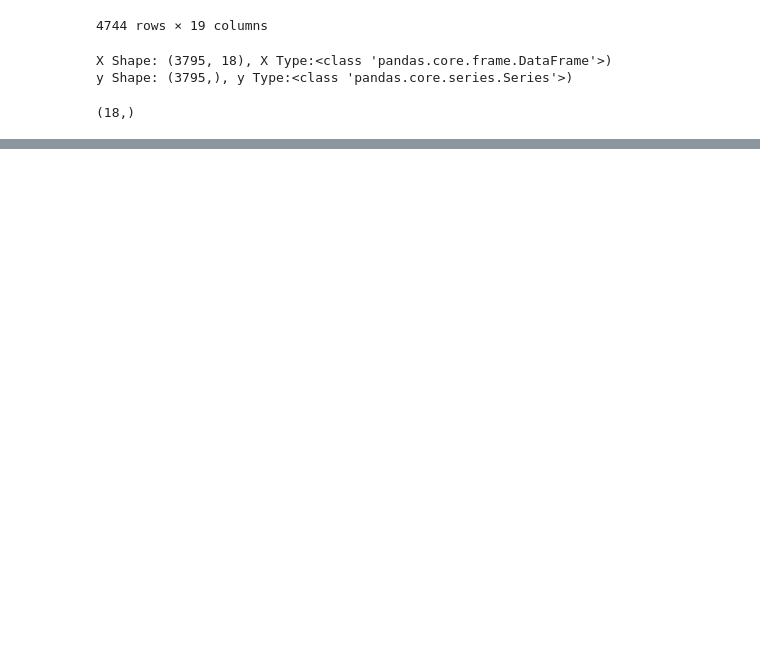
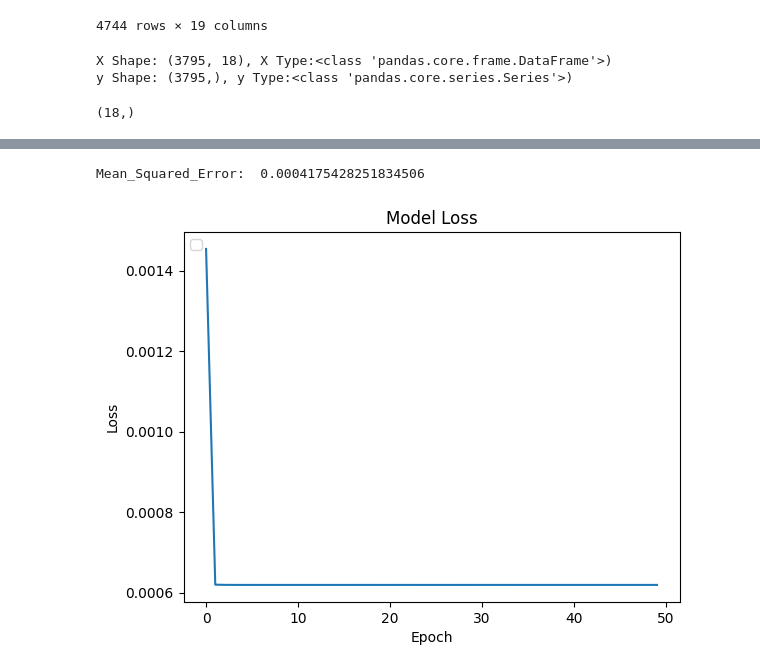
Before and after one commit to Abhishek-D7/House-Rent-Prediction-Projects, a Jupyter notebook: house-rent-prediction-implementing-from-scratch.ipynb, the cells around one changed output, grey strips where cells are left out. Saved outputs shown, nothing was run; the diff lists cells and outputs as text; code cells hidden in the pictures; blank space fills up the shorter version.

Commit message:
House Rent Prediction Implementing from Scratch  And TensorFlow | Version 5

```diff
--- a/house-rent-prediction-implementing-from-scratch.ipynb
+++ b/house-rent-prediction-implementing-from-scratch.ipynb
@@ -397,0 +414,3 @@ def gradient_descent(X,y,W_in,b_in,num_iteration,alpha,comute_gradient,compute_c
+# %%
+input_neurons = X_train.shape[1]
+Output_neurons = 1
@@ -397,0 +421,6 @@ def gradient_descent(X,y,W_in,b_in,num_iteration,alpha,comute_gradient,compute_c
+# %%
+model = Sequential()
+model.add(InputLayer(input_shape =(input_neurons)))
+model.add(Dense(units=10,activation ='ReLU'))
+model.add(Dense(units=5,activation ='ReLU'))
+model.add(Dense(units=1,activation ='ReLU'))
@@ -397,0 +445,4 @@ def gradient_descent(X,y,W_in,b_in,num_iteration,alpha,comute_gradient,compute_c
+# %%
+model.compile(optimizer='adam',loss='mean_squared_error',metrics=['accuracy'])
+# %%
+history =model.fit(X_train,y_train,epochs=50,verbose=1,batch_size=32)
@@ -397,0 +471,15 @@ def gradient_descent(X,y,W_in,b_in,num_iteration,alpha,comute_gradient,compute_c
+# %%
+from sklearn.metrics import mean_squared_error
+mse = mean_squared_error(y_test,prediction)
+print("Mean_Squared_Error: ",mse)
+# %% [output]
+Mean_Squared_Error:  0.0004175428251834506
+# %%
+plt.plot(history.history['loss'])
+plt.title('Model Loss')
+plt.xlabel('Epoch')
+plt.ylabel('Loss')
+plt.legend(loc='upper left')
+plt.show()
+# %% [output]
+[figure, added]
```
Also changed, not shown: parts of 13 cells of this notebook.
